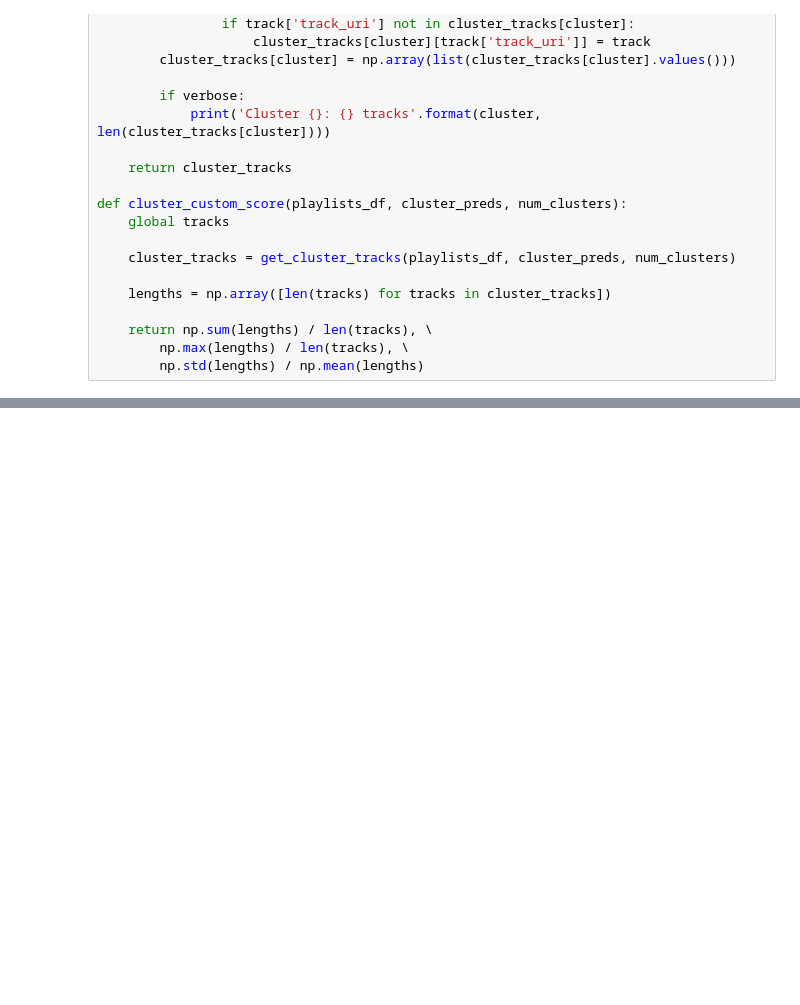
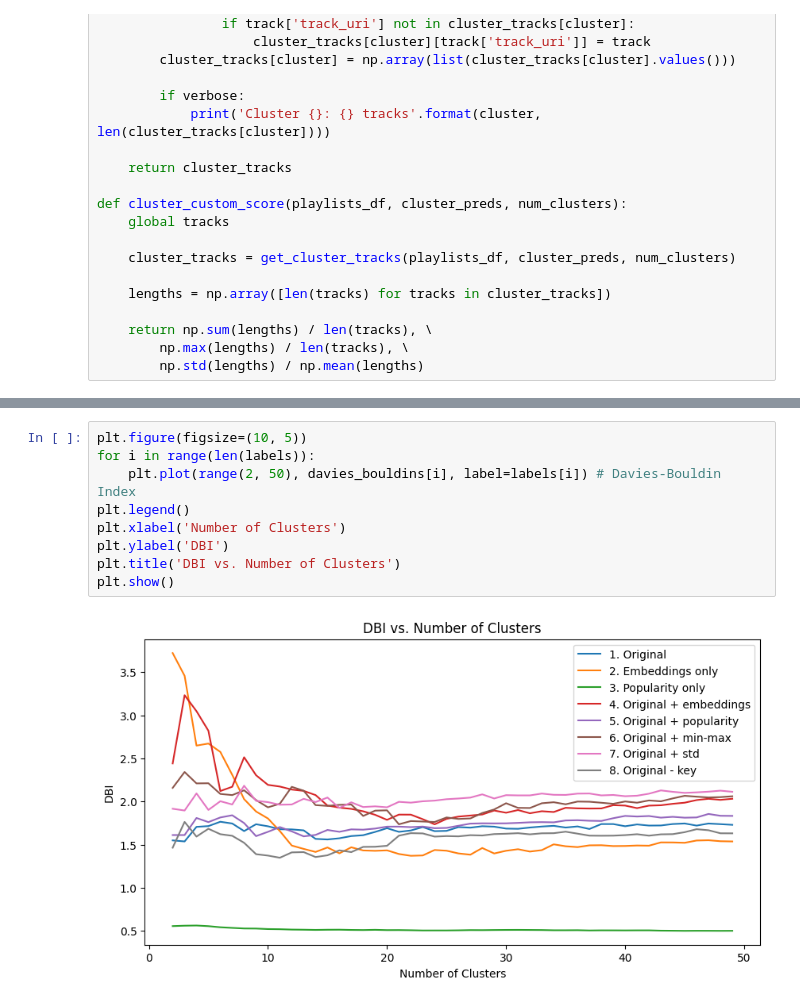
Before and after one commit to calebtham/playlister, a Jupyter notebook: cluster_feature_selection.ipynb, the cells around one changed output, grey strips where cells are left out. Cells and saved outputs as stored; diff of their text form; blank space fills up the shorter version.

```diff
--- a/cluster_feature_selection.ipynb
+++ b/cluster_feature_selection.ipynb
@@ -545,0 +297,11 @@ plt.show()
+# %%
+plt.figure(figsize=(10, 5))
+for i in range(len(labels)):
+    plt.plot(range(2, 50), davies_bouldins[i], label=labels[i]) # Davies-Bouldin Index
+plt.legend()
+plt.xlabel('Number of Clusters')
+plt.ylabel('DBI')
+plt.title('DBI vs. Number of Clusters')
+plt.show()
+# %% [output]
+[figure, added]
```
Also changed, not shown: parts of 35 cells of this notebook, 5 other files.
